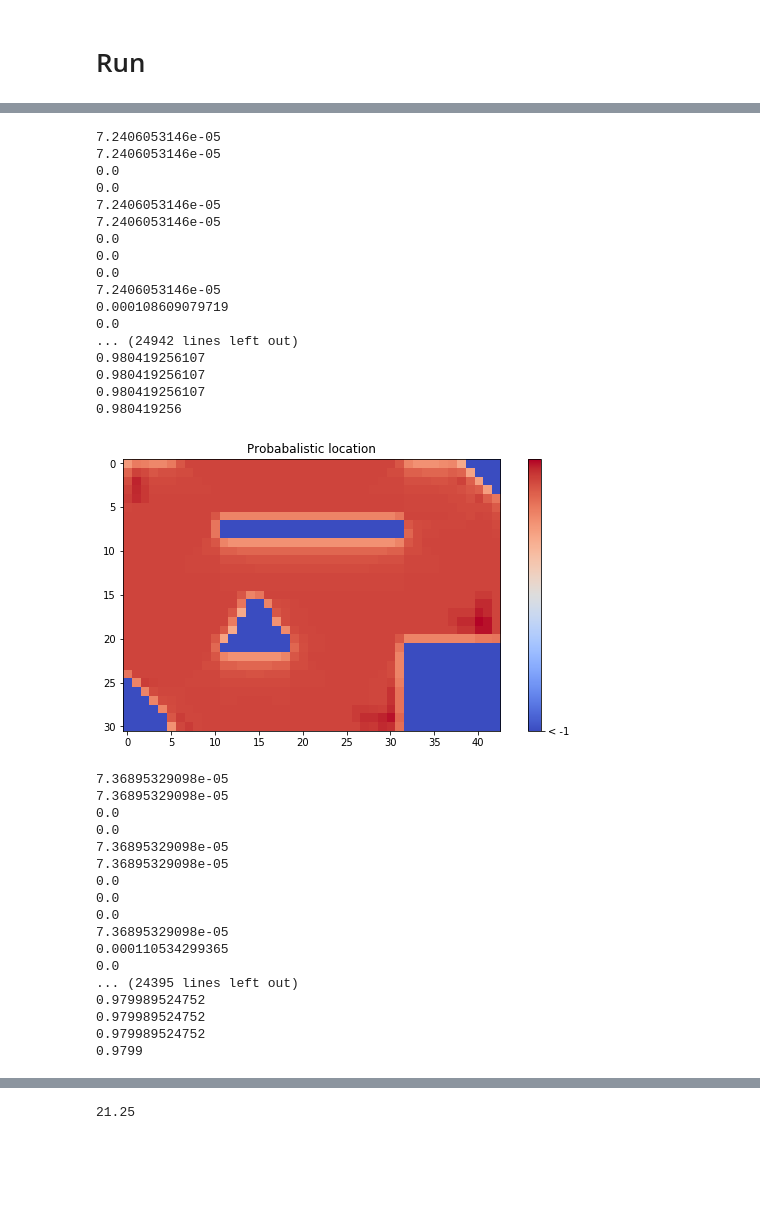
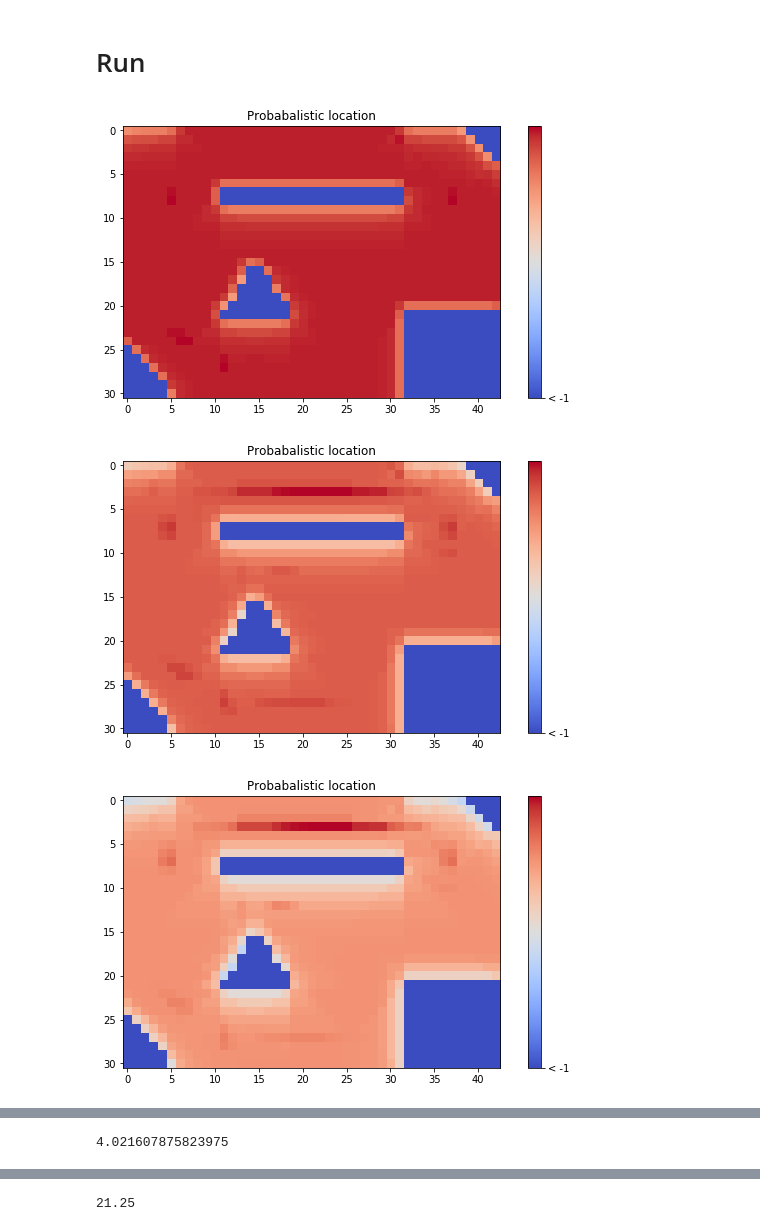
Before and after one commit to cholakov/UoE-lego-robot, a Jupyter notebook: _playground/Grid Localization.ipynb, the cells around one changed output, grey strips where cells are left out. Saved outputs shown, nothing was run; the diff lists cells and outputs as text; code cells hidden in the pictures; blank space fills up the shorter version.

```diff
--- a/_playground/Grid Localization.ipynb
+++ b/_playground/Grid Localization.ipynb
@@ -194,9 +194,7 @@ def localize(poses_np, motion, measurement):
                 prob_sum += poses_np[i][7]
 
         # normalize--> total probability theory
-        for i in range(len(poses_np)):
-            print(prob_sum)
-            poses_np[i][7] = poses_np[i][7] / prob_sum
+        poses_np[i,7] = poses_np[i,7] / prob_sum
 
     def sense_belief():
         """
@@ -218,8 +216,7 @@ def localize(poses_np, motion, measurement):
                 prob_sum += poses_np[i][7]
 
         # normalize--> total probability theory
-        for i in range(len(poses_np)):
-            poses_np[i][7] = poses_np[i][7] / prob_sum
+        poses_np[i,7] = poses_np[i,7] / prob_sum
 
     sense_belief()
     move_belief()
@@ -320,6 +286,27 @@ motions      = [Motion(0.1, 0),
+# %%
+measurements = [Measurement(0.9, 0.2, 0.2),
+                Measurement(0.8, 0.2, 0.3),
+                Measurement(0.7, 0.2, 0.3),
+                Measurement(0.6, 0.2, 0.3),
+                Measurement(0.5, 0.2, 0.3),
+               ]
+
+motions      = [Motion(0.1, 0),
+                Motion(0.1, 0),
+                Motion(0.1, 0),
+                Motion(0.1, 0),
+                Motion(0.1, 0),
+               ]
 # %%
+t1 = time.time()
 # refresh
 poses_np = refresh(poses_np)
 # GO!
 poses_np = run(poses_np, motions, measurements)
+t2 = time.time()
+
+t2-t1
 # %% [output]
+[figure, new version]
+[figure, new version]
+[figure, added]
@@ -326,35 +315 @@ poses_np = run(poses_np, motions, measurements)
-7.2406053146e-05
-7.2406053146e-05
-0.0
-0.0
-7.2406053146e-05
-7.2406053146e-05
-0.0
-0.0
-0.0
-7.2406053146e-05
-0.000108609079719
-0.0
-... (24942 lines left out)
-0.980419256107
-0.980419256107
-0.980419256107
-0.980419256
+4.021607875823975
-[figure, old version]
-7.36895329098e-05
-7.36895329098e-05
-0.0
-0.0
-7.36895329098e-05
-7.36895329098e-05
-0.0
-0.0
-0.0
-7.36895329098e-05
-0.000110534299365
-0.0
-... (24395 lines left out)
-0.979989524752
-0.979989524752
-0.979989524752
-0.9799
```
Also changed, not shown: parts of 3 cells of this notebook.
